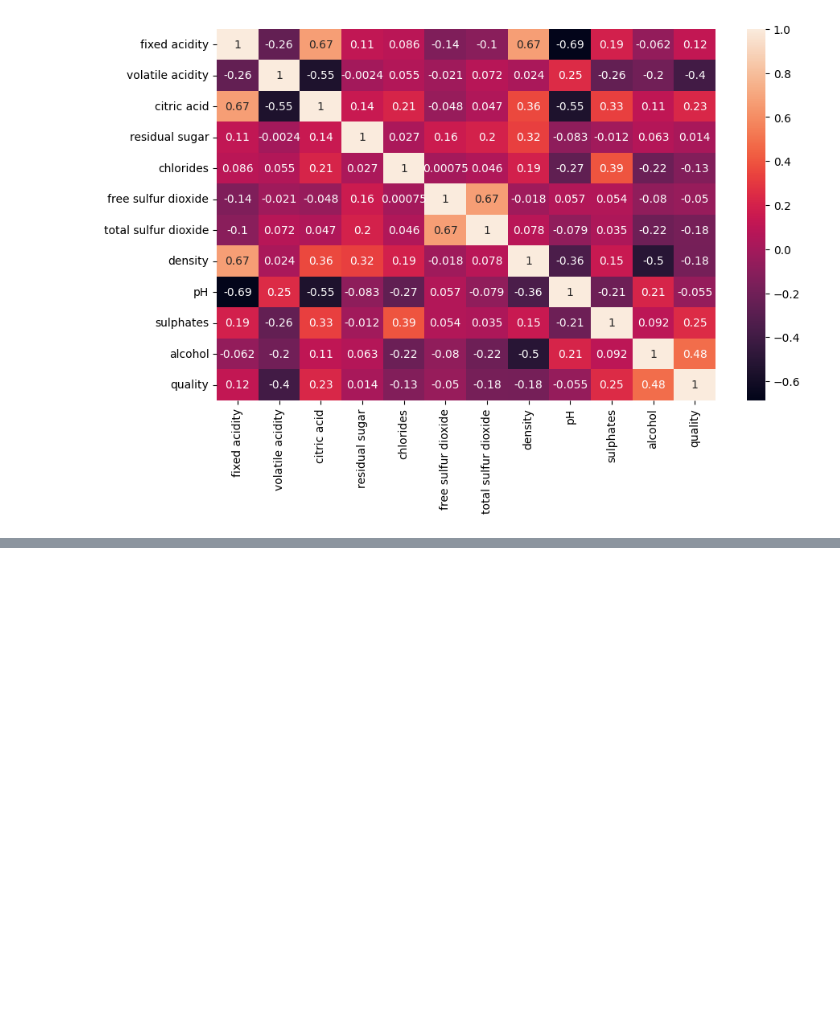
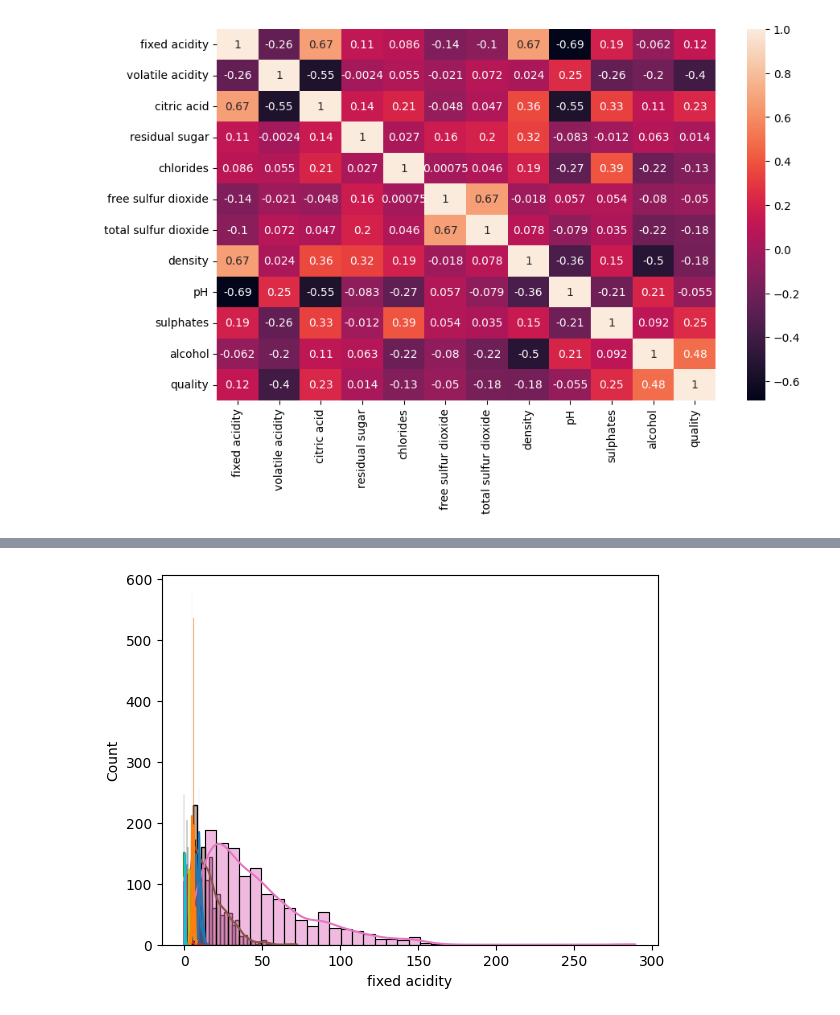
Before and after one commit to PandoraAnalyst/python-eda, a Jupyter notebook: datasets-analysis/red_wine_analysis.ipynb, the cells around one changed output, grey strips where cells are left out. Cells and saved outputs as stored; diff of their text form; code cells hidden in the pictures; blank space fills up the shorter version.

```diff
--- a/datasets-analysis/red_wine_analysis.ipynb
+++ b/datasets-analysis/red_wine_analysis.ipynb
@@ -154,0 +172,6 @@ sns.heatmap(df.corr(),annot=True)
+# %%
+## To see the distribution of our columns/column headers
+for column in df.columns:
+    sns.histplot(df[column],kde=True)
+# %% [output]
+[figure, added]
```
Also changed, not shown: parts of 7 cells of this notebook.
